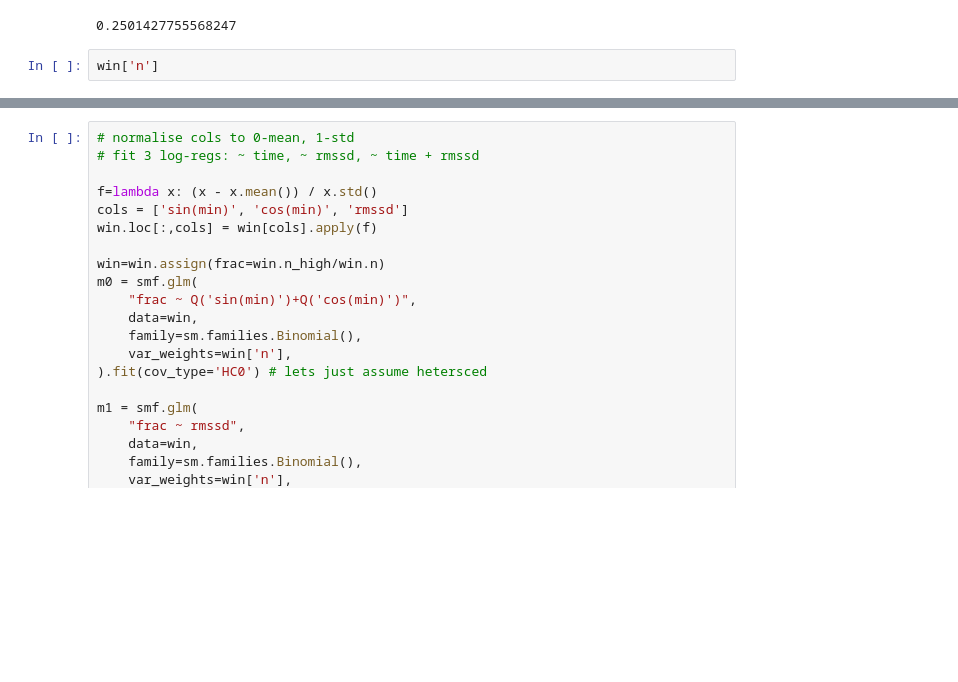
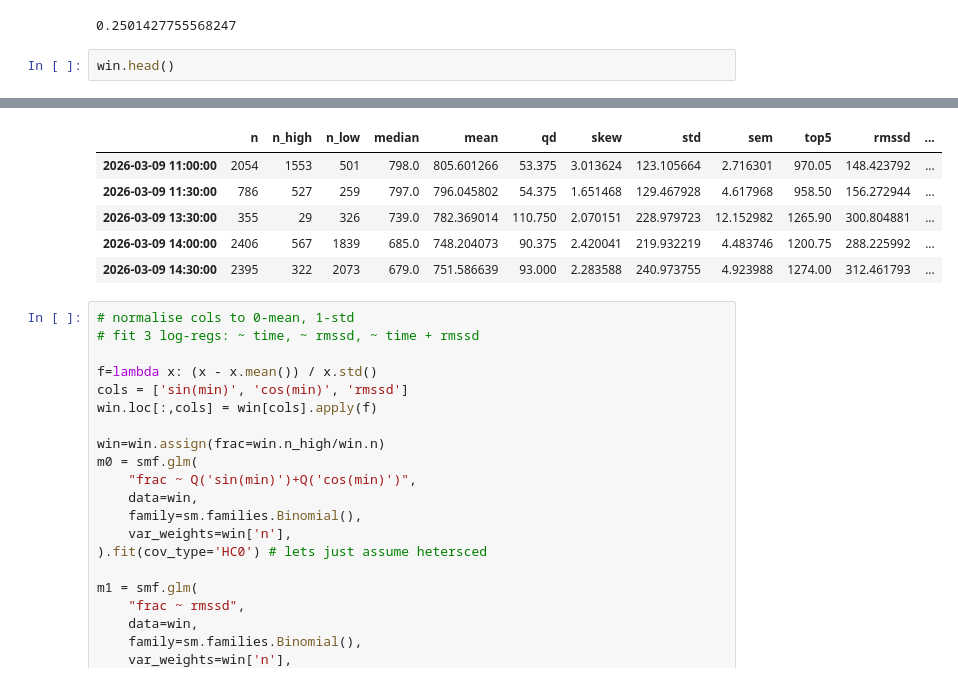
Before and after one commit to mol2people/tiktok_hrv, a Jupyter notebook: eda_hrv.ipynb, the cells around one changed output, grey strips where cells are left out. Cells and saved outputs as stored; diff of their text form; blank space fills up the shorter version.

```diff
--- a/eda_hrv.ipynb
+++ b/eda_hrv.ipynb
@@ -736,5 +750,5 @@ win = win.dropna(axis='rows')
 # %% [output]
 0.2501427755568247
 # %%
-win['n']
+win.head()
 # %% [output]
@@ -753,3 +755,9 @@ Name: n, Length: 1310, dtype: int64
+|  | n | n_high | n_low | median | mean | qd | skew | std | sem | top5 | rmssd | ... |
+| 2026-03-09 11:00:00 | 2054 | 1553 | 501 | 798.0 | 805.601266 | 53.375 | 3.013624 | 123.105664 | 2.716301 | 970.05 | 148.423792 | ... |
+| 2026-03-09 11:30:00 | 786 | 527 | 259 | 797.0 | 796.045802 | 54.375 | 1.651468 | 129.467928 | 4.617968 | 958.50 | 156.272944 | ... |
+| 2026-03-09 13:30:00 | 355 | 29 | 326 | 739.0 | 782.369014 | 110.750 | 2.070151 | 228.979723 | 12.152982 | 1265.90 | 300.804881 | ... |
+| 2026-03-09 14:00:00 | 2406 | 567 | 1839 | 685.0 | 748.204073 | 90.375 | 2.420041 | 219.932219 | 4.483746 | 1200.75 | 288.225992 | ... |
+| 2026-03-09 14:30:00 | 2395 | 322 | 2073 | 679.0 | 751.586639 | 93.000 | 2.283588 | 240.973755 | 4.923988 | 1274.00 | 312.461793 | ... |
 # %%
 # normalise cols to 0-mean, 1-std
 # fit 3 log-regs: ~ time, ~ rmssd, ~ time + rmssd
```
Also changed, not shown: parts of 2 cells of this notebook.
